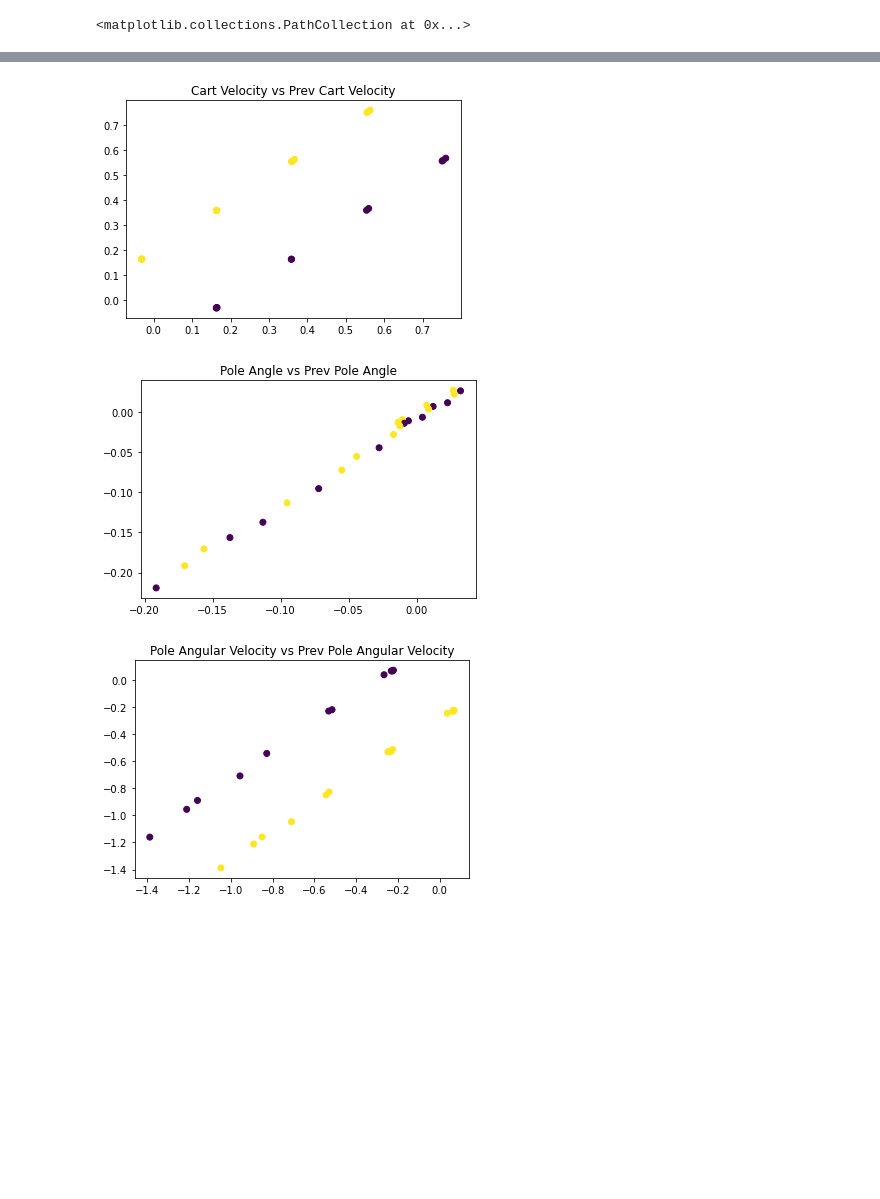
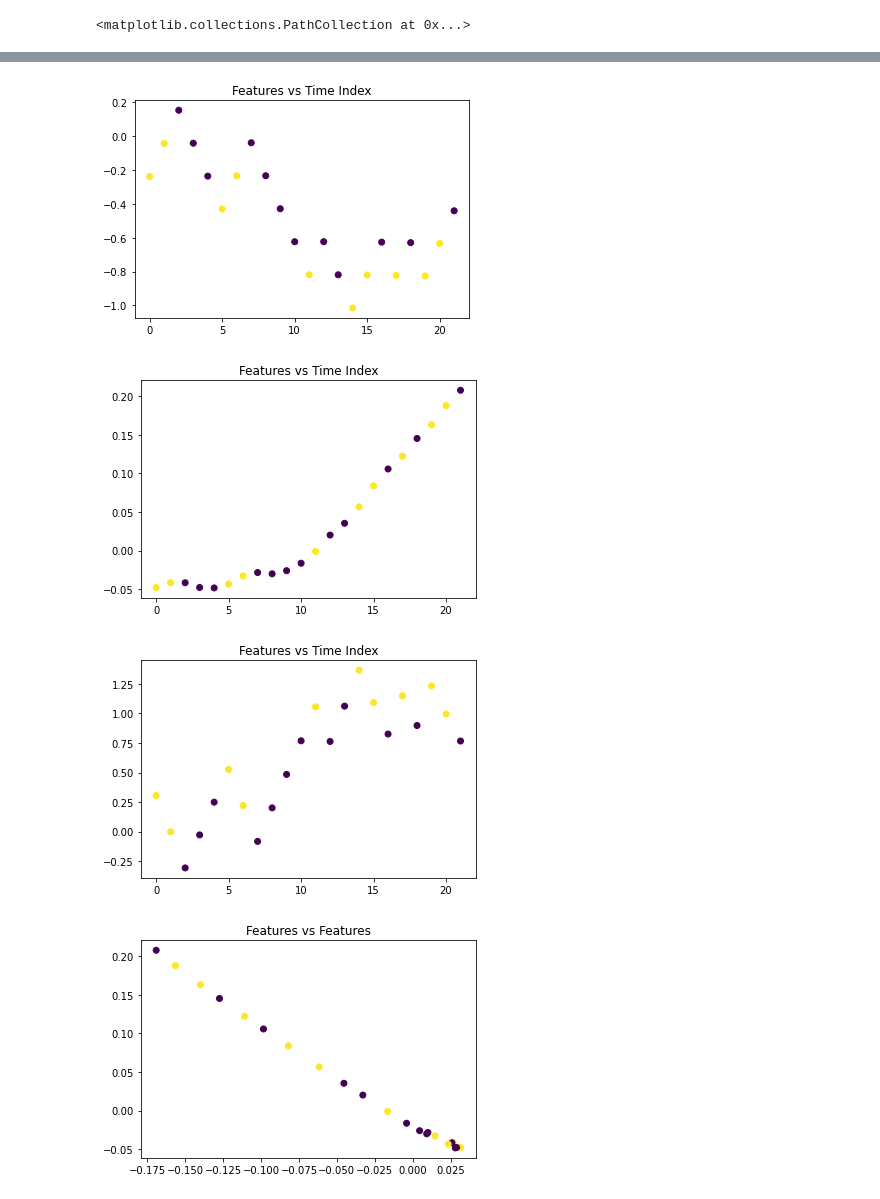
Before and after one commit to habibdraft/RL-agents, a Jupyter notebook: CartPole visualizations.ipynb, the cells around one changed output, grey strips where cells are left out. Saved outputs shown, nothing was run; the diff lists cells and outputs as text; code cells hidden in the pictures; blank space fills up the shorter version.

```diff
--- a/CartPole visualizations.ipynb
+++ b/CartPole visualizations.ipynb
@@ -100,0 +129,3 @@ dfa = pd.concat([df2, df3, df.reset_index()['action']], axis=1)
+# %%
+policy_action = (dfa['state_var1'] > 0) & (dfa['state_var2'] > 0) & (dfa['state_var3'] < .15) & (dfa['state_var4'] > .5)
+dfa['policy_action'] = policy_action.astype(int)
@@ -101,4 +152,25 @@ dfa = pd.concat([df2, df3, df.reset_index()['action']], axis=1)
 # %%
+plt.figure()
+plt.title('Features vs Time Index')
+plt.scatter(dfa.index, dfa['state_var1'], c=dfa['action'])
+plt.figure()
+plt.title('Features vs Time Index')
+plt.scatter(dfa.index, dfa['state_var2'], c=dfa['action'])
+plt.figure()
+plt.title('Features vs Time Index')
+plt.scatter(dfa.index, dfa['state_var3'], c=dfa['action'])
+plt.figure()
+plt.title('Features vs Time Index')
+plt.scatter(dfa.index, dfa['state_var4'], c=dfa['action'])
+
+plt.figure()
+plt.title('Features vs Features')
+plt.scatter(dfa['state_var1'], dfa['state_var3'], c=dfa['action'])
+
+plt.figure()
+plt.title('Features vs Features')
+plt.scatter(dfa['state_var2'], dfa['state_var4'], c=dfa['action'])
+
 plt.figure()
 plt.title('Cart Position vs Prev Cart Position')
 plt.scatter(dfa['state_var1'], dfa['next_state_var1'], c=dfa['action'])
@@ -117,3 +189,4 @@ plt.scatter(dfa['state_var4'], dfa['next_state_var4'], c=dfa['action'])
-[figure, old version]
+[figure, new version]
-[figure, old version]
+[figure, new version]
-[figure, old version]
+[figure, new version]
+[figure, added]
```
Also changed, not shown: parts of 9 cells of this notebook.
